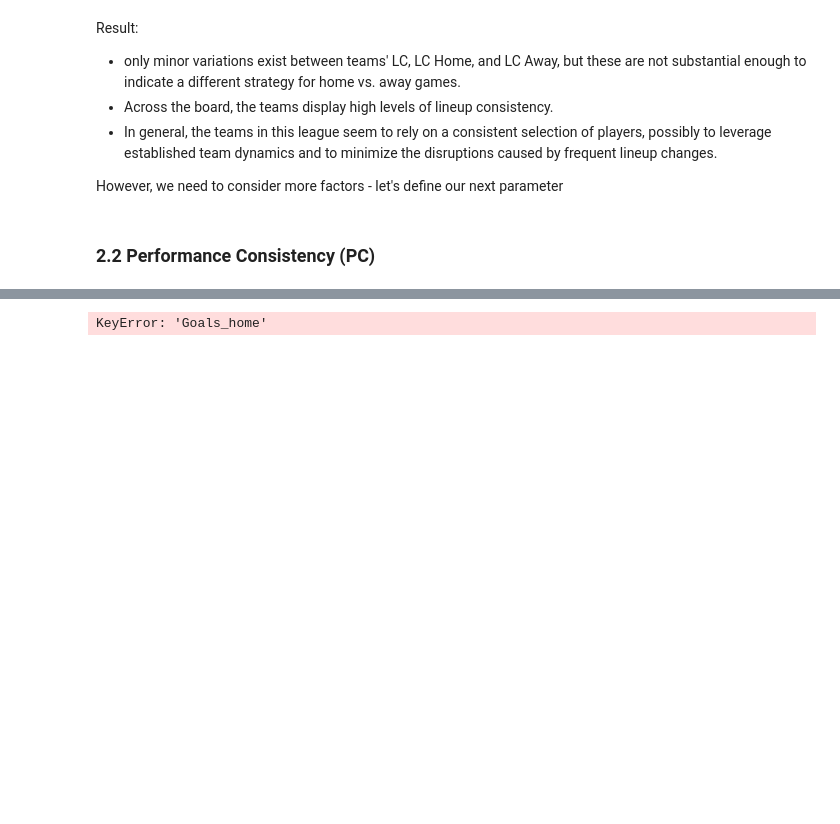
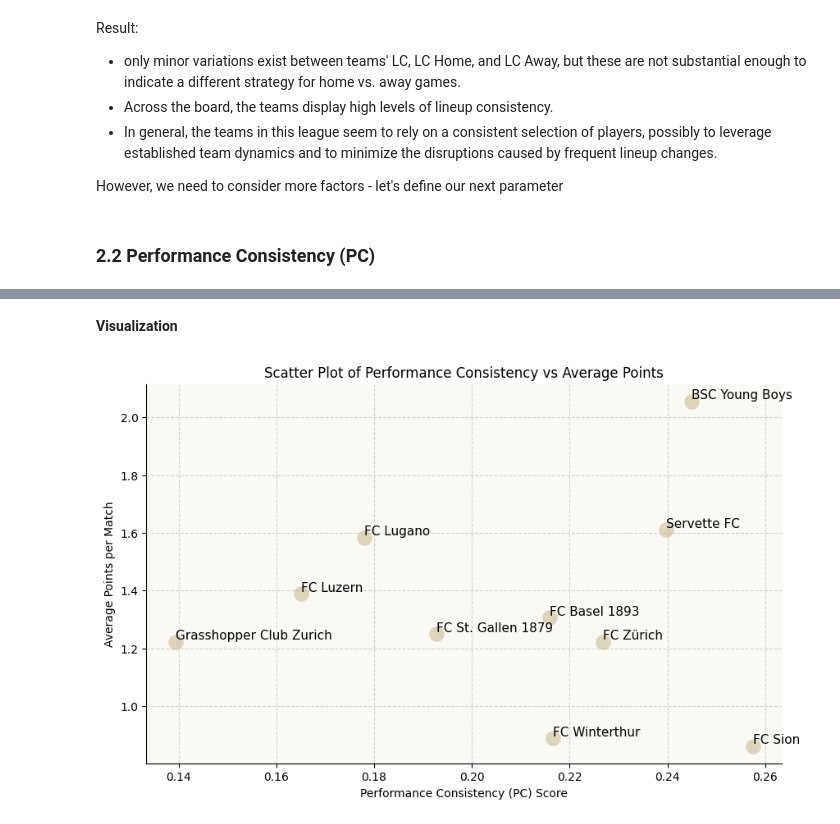
Before and after one commit to heinimoreno/PBL_RA_MH, a Jupyter notebook: Data_Analysis.ipynb, the cells around one changed output, grey strips where cells are left out. Drawn from its saved outputs; the diff is of its cells as text; code cells hidden in the pictures; blank space fills up the shorter version.

Commit message:
completion and finalization of subparameters (LC, PC, DR) as well as parameter Sustainable Index (SI)

```diff
--- a/Data_Analysis.ipynb
+++ b/Data_Analysis.ipynb
@@ -659,35 +597,0 @@ PC.sort_values(ascending=False)
-# %%
-# Assuming `lineups_SL` has all match IDs listed for all teams (both home and away)
-
-# Identify all unique match IDs
-all_matches = lineups_SL['Match ID'].unique()
-
-# Create a DataFrame to track all matches and their outcomes
-match_outcomes = pd.DataFrame(all_matches, columns=['Match ID'])
-
-# Merge goals_per_match with match_outcomes to include all matches, even those without goals
-match_goals_full = pd.merge(match_outcomes, goals_per_match, on='Match ID', how='left').fillna(0)
-
-# We need to identify home and away teams for each match now
-# Assuming we have a way to extract that information, possibly from lineups_SL or another source
-
-# For demonstration, let's assume we have two additional columns in match_goals_full: 'Home Club' and 'Away Club'
-
-# Now, calculate match outcomes considering home and away performances
-match_goals_full['Outcome'] = np.select(
-    [
-        match_goals_full['Goals_home'] > match_goals_full['Goals_away'],
-        match_goals_full['Goals_home'] < match_goals_full['Goals_away']
-    ],
-    ['Home Win', 'Away Win'],
-    default='Draw'
-)
-
-# Assign points to each outcome for both home and away teams and calculate their standard deviations
-
-# The implementation of calculating points and standard deviations would follow a similar logic to the initial approach,
-# ensuring we calculate for both home and away games uniformly and consider all matches, including draws with no goals scored.
-
-# The revised approach would then calculate PC with these fully considered match outcomes.
-# %% [output]
-KeyError: 'Goals_home'
@@ -704,0 +598,38 @@ SI.sort_values(ascending=False)
+# %% [markdown]
+**Visualization**
+# %%
+import matplotlib.pyplot as plt
+
+# Merging average points with the PC scores
+# 'Team' is set as the index for 'average_points' to match the merge
+scatter_data = PC_df.merge(average_points.rename('AveragePoints'), left_on='Team', right_index=True)
+
+# Create the scatter plot
+plt.figure(figsize=(10, 6))
+scatter_plot = plt.scatter(scatter_data['Performance Consistency'], scatter_data['AveragePoints'],
+                           color='#D3C5A3', alpha=0.7, edgecolors='w', s=200)
+
+# Label the axes
+plt.xlabel('Performance Consistency (PC) Score')
+plt.ylabel('Average Points per Match')
+
+# Add a title
+plt.title('Scatter Plot of Performance Consistency vs Average Points')
+
+# Label each data point with the Team name
+for i, point in scatter_data.iterrows():
+    plt.text(point['Performance Consistency'], point['AveragePoints'], point['Team'],
+             fontsize=11, ha='left', va='bottom')
+
+# Add grid lines for better readability
+plt.grid(True, linestyle='--', alpha=0.5)
+
+# Enhance the visual appeal with aesthetics
+plt.gca().set_facecolor('#FBF9F4') # Set a background color
+plt.gca().spines['top'].set_visible(False)
+plt.gca().spines['right'].set_visible(False)
+
+# Show the plot
+plt.show()
+# %% [output]
+[figure, added]
```
Also changed, not shown: parts of 34 cells of this notebook.
